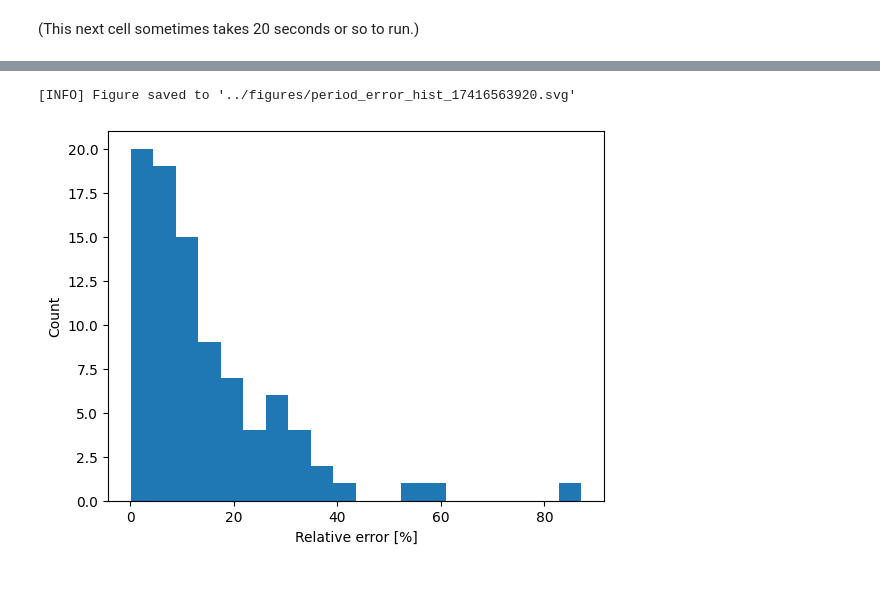
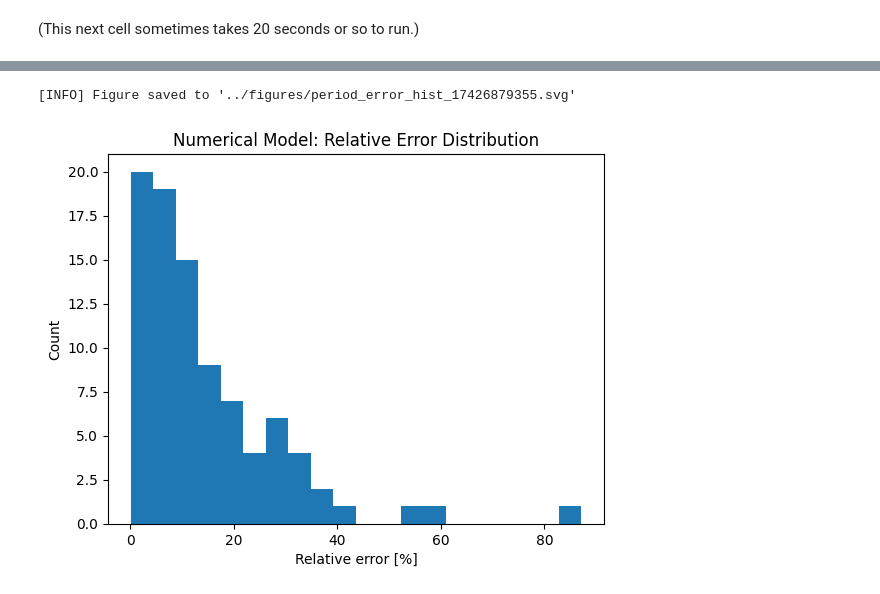
Before and after one commit to fbubbar/sci1-t2, a Jupyter notebook: analyse/combined.ipynb, the cells around one changed output, grey strips where cells are left out. Drawn from its saved outputs; the diff is of its cells as text; code cells hidden in the pictures.

Commit message:
add graph titles

```diff
--- a/analyse/combined.ipynb
+++ b/analyse/combined.ipynb
@@ -190,7 +190,12 @@ for index, period in period_data.iterrows():
     T = period['T']
     diff = np.abs(Ts - T)
     diffs.append(diff)
-    rel_errs.append(100 * diff/T)
+    rel_err = 100 * diff/T
+    rel_errs.append(rel_err)
+    if rel_err > 40:
+        log.warning(f'Trial {index} has a large error of {rel_err:.3f}%')
+        plot_trials_w([trial], [meta[index]], include_omega=False, manual_is=[index])
+        simulate(trial, 0.0001)
 
 print(f'Average difference: {np.mean(diffs):.3e} ± {np.std(diffs):.3e}')
 print(f'Average relative error: {np.mean(rel_errs):.3f}')
@@ -200,10 +225,11 @@ Average relative error: 14.754
 # %%
 plt.hist(rel_errs, bins=20)
+plt.title('Numerical Model: Relative Error Distribution')
 plt.xlabel('Relative error [%]')
 plt.ylabel('Count')
 plt.plot()
 save_figure('period_error_hist')
 plt.show()
 # %% [output]
-[INFO] Figure saved to '../figures/period_error_hist_17416563920.svg'
+[INFO] Figure saved to '../figures/period_error_hist_17426879355.svg'
-[figure, old version]
+[figure, new version]
```
Also changed, not shown: parts of 4 cells of this notebook, 1 other file.
